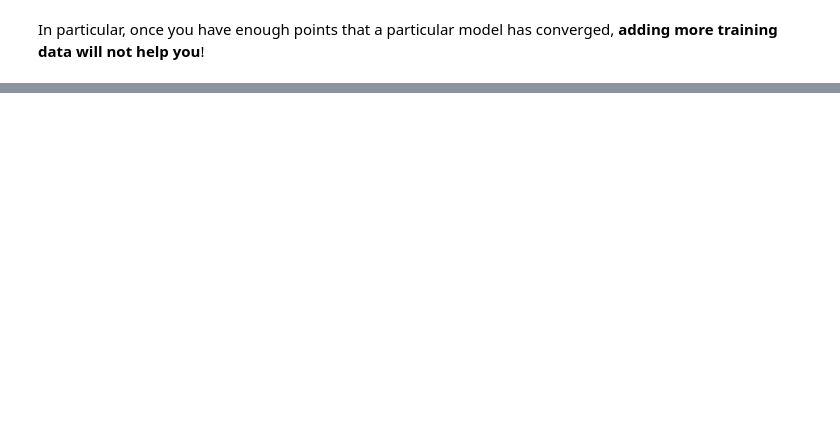
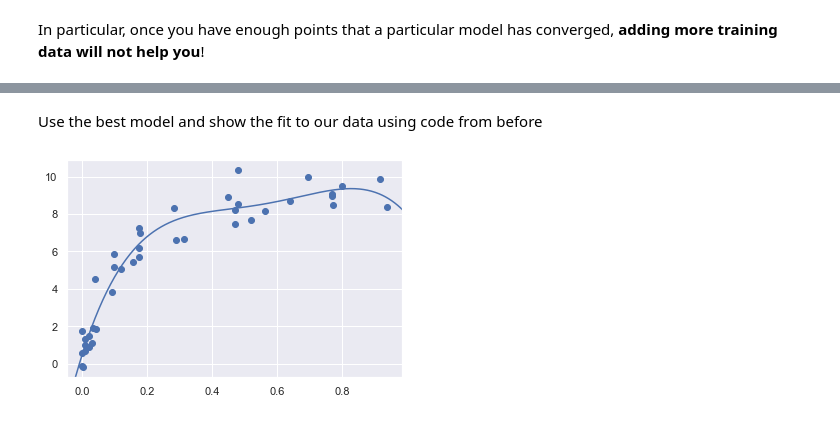
Before and after one commit to hanchiang/python-data-science-handbook, a Jupyter notebook: 5-machine-learning/5-machine-learning.ipynb, the cells around one changed output, grey strips where cells are left out. Cells and saved outputs as stored; diff of their text form; code cells hidden in the pictures; blank space fills up the shorter version.

```diff
--- a/5-machine-learning/5-machine-learning.ipynb
+++ b/5-machine-learning/5-machine-learning.ipynb
@@ -713,0 +744,8 @@ In particular, once you have enough points that a particular model has converged
+# %%
+from sklearn.model_selection import GridSearchCV
+
+param_grid = {'polynomialfeatures__degree': np.arange(21),
+              'linearregression__fit_intercept': [True, False],
+              'linearregression__normalize': [True, False]
+             }
+grid = GridSearchCV(PolynomialRegression(), param_grid, cv=7)
@@ -713,0 +756,2 @@ In particular, once you have enough points that a particular model has converged
+# %%
+grid.fit(X, y);
@@ -713,0 +764,12 @@ In particular, once you have enough points that a particular model has converged
+# %% [markdown]
+Use the best model and show the fit to our data using code from before
+# %%
+model = grid.best_estimator_
+
+plt.scatter(X.ravel(), y)
+lim = plt.axis()
+y_test = model.fit(X, y).predict(X_test)
+plt.plot(X_test.ravel(), y_test);
+plt.axis(lim);
+# %% [output]
+[figure, added]
```
Also changed, not shown: parts of 9 cells of this notebook.
